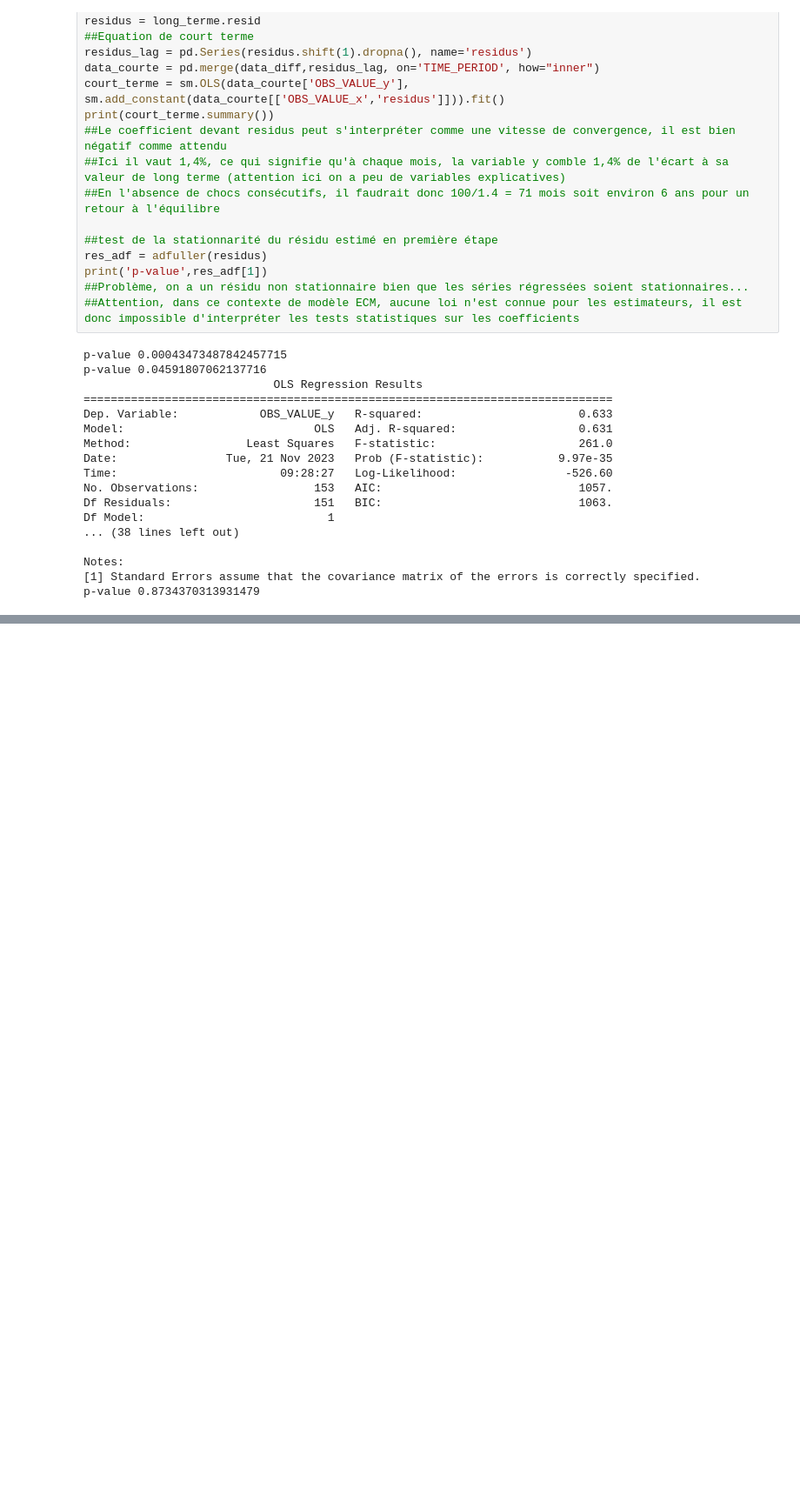
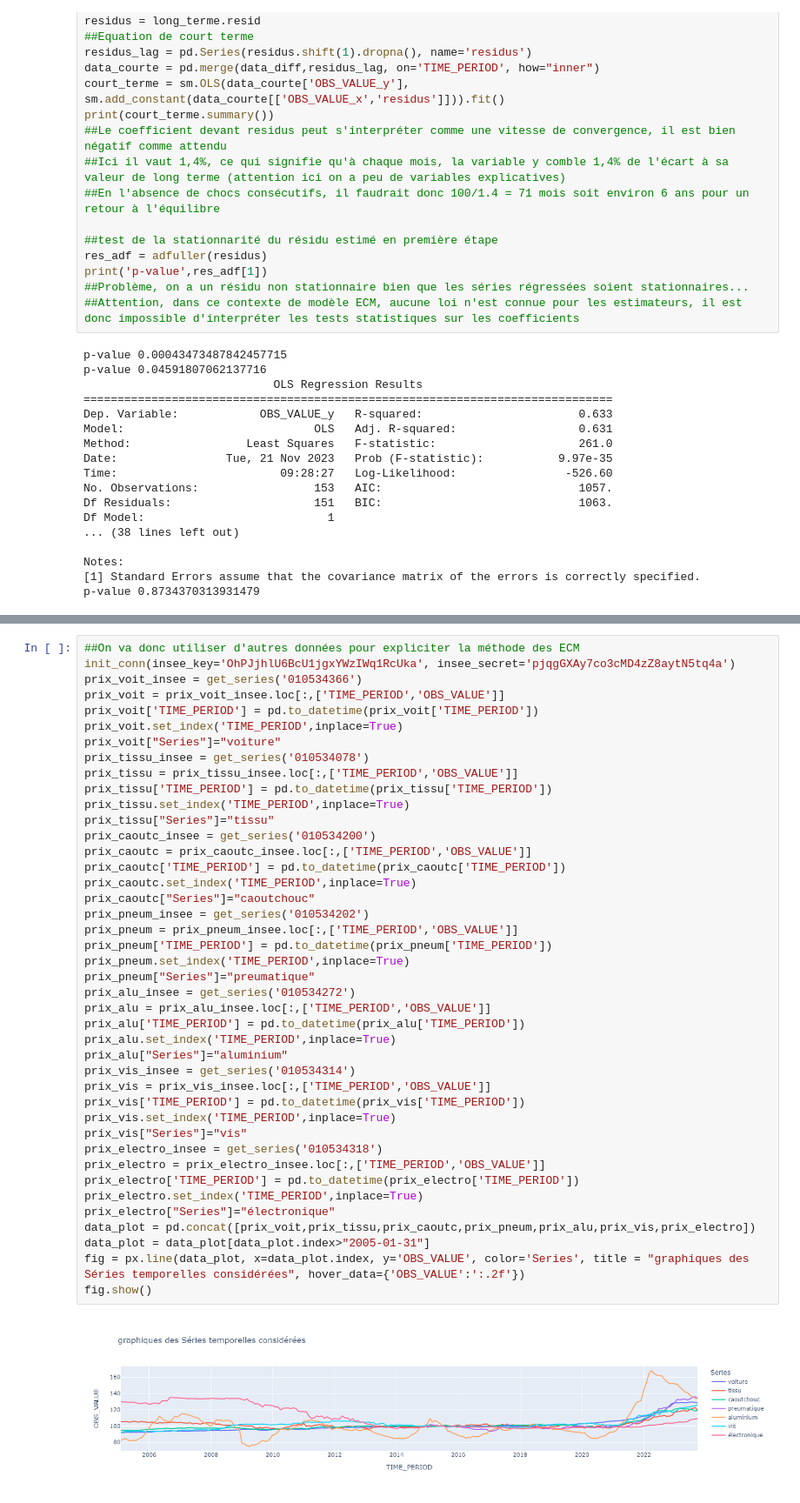
Before and after one commit to NathanVnh/Projet-Python, a Jupyter notebook: execute.ipynb, the cells around one changed output, grey strips where cells are left out. Shown at 87% size. Saved outputs shown, nothing was run; the diff lists cells and outputs as text; blank space fills up the shorter version.

```diff
--- a/execute.ipynb
+++ b/execute.ipynb
@@ -328,0 +348,44 @@ Notes:
+# %%
+##On va donc utiliser d'autres données pour expliciter la méthode des ECM
+init_conn(insee_key='OhPJjhlU6BcU1jgxYWzIWq1RcUka', insee_secret='pjqgGXAy7co3cMD4zZ8aytN5tq4a')
+prix_voit_insee = get_series('010534366')
+prix_voit = prix_voit_insee.loc[:,['TIME_PERIOD','OBS_VALUE']]
+prix_voit['TIME_PERIOD'] = pd.to_datetime(prix_voit['TIME_PERIOD'])
+prix_voit.set_index('TIME_PERIOD',inplace=True)
+prix_voit["Series"]="voiture"
+prix_tissu_insee = get_series('010534078')
+prix_tissu = prix_tissu_insee.loc[:,['TIME_PERIOD','OBS_VALUE']]
+prix_tissu['TIME_PERIOD'] = pd.to_datetime(prix_tissu['TIME_PERIOD'])
+prix_tissu.set_index('TIME_PERIOD',inplace=True)
+prix_tissu["Series"]="tissu"
+prix_caoutc_insee = get_series('010534200')
+prix_caoutc = prix_caoutc_insee.loc[:,['TIME_PERIOD','OBS_VALUE']]
+prix_caoutc['TIME_PERIOD'] = pd.to_datetime(prix_caoutc['TIME_PERIOD'])
+prix_caoutc.set_index('TIME_PERIOD',inplace=True)
+prix_caoutc["Series"]="caoutchouc"
+prix_pneum_insee = get_series('010534202')
+prix_pneum = prix_pneum_insee.loc[:,['TIME_PERIOD','OBS_VALUE']]
+prix_pneum['TIME_PERIOD'] = pd.to_datetime(prix_pneum['TIME_PERIOD'])
+prix_pneum.set_index('TIME_PERIOD',inplace=True)
+prix_pneum["Series"]="preumatique"
+prix_alu_insee = get_series('010534272')
+prix_alu = prix_alu_insee.loc[:,['TIME_PERIOD','OBS_VALUE']]
+prix_alu['TIME_PERIOD'] = pd.to_datetime(prix_alu['TIME_PERIOD'])
+prix_alu.set_index('TIME_PERIOD',inplace=True)
+prix_alu["Series"]="aluminium"
+prix_vis_insee = get_series('010534314')
+prix_vis = prix_vis_insee.loc[:,['TIME_PERIOD','OBS_VALUE']]
+prix_vis['TIME_PERIOD'] = pd.to_datetime(prix_vis['TIME_PERIOD'])
+prix_vis.set_index('TIME_PERIOD',inplace=True)
+prix_vis["Series"]="vis"
+prix_electro_insee = get_series('010534318')
+prix_electro = prix_electro_insee.loc[:,['TIME_PERIOD','OBS_VALUE']]
+prix_electro['TIME_PERIOD'] = pd.to_datetime(prix_electro['TIME_PERIOD'])
+prix_electro.set_index('TIME_PERIOD',inplace=True)
+prix_electro["Series"]="électronique"
+data_plot = pd.concat([prix_voit,prix_tissu,prix_caoutc,prix_pneum,prix_alu,prix_vis,prix_electro])
+data_plot = data_plot[data_plot.index>"2005-01-31"]
+fig = px.line(data_plot, x=data_plot.index, y='OBS_VALUE', color='Series', title = "graphiques des Séries temporelles considérées", hover_data={'OBS_VALUE':':.2f'})
+fig.show()
+# %% [output]
+[figure, added]
```
Also changed, not shown: parts of 8 cells of this notebook, 1 other file.
